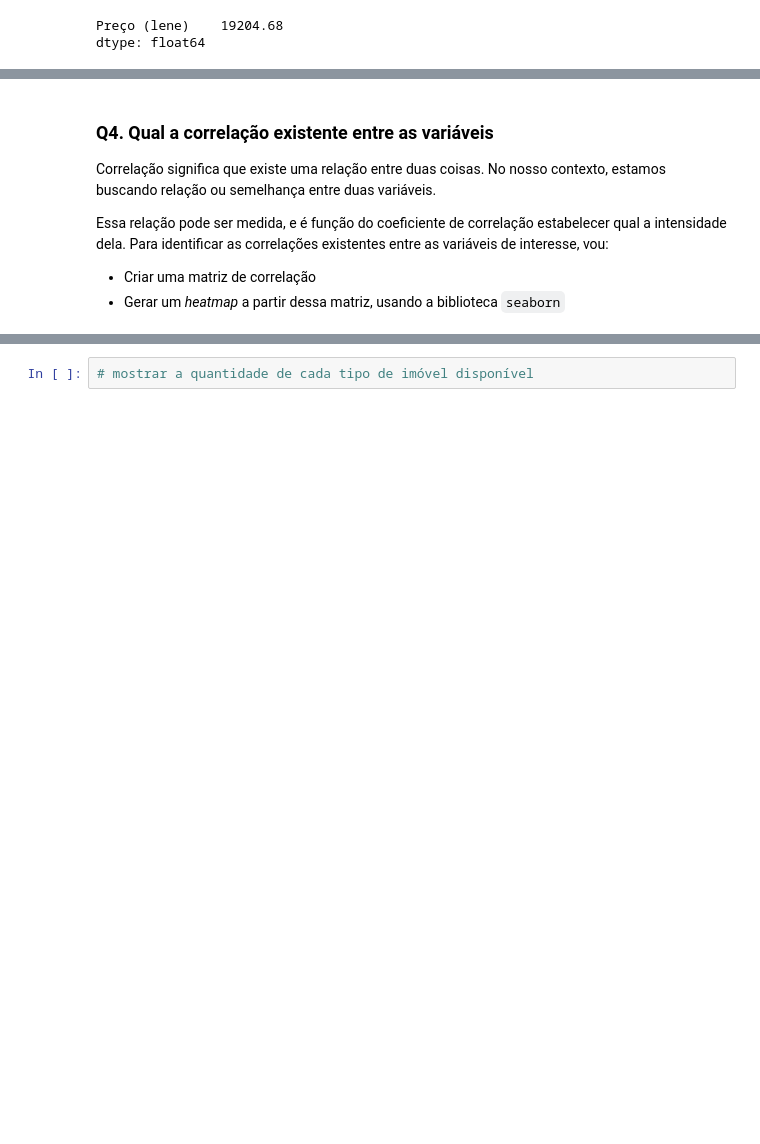
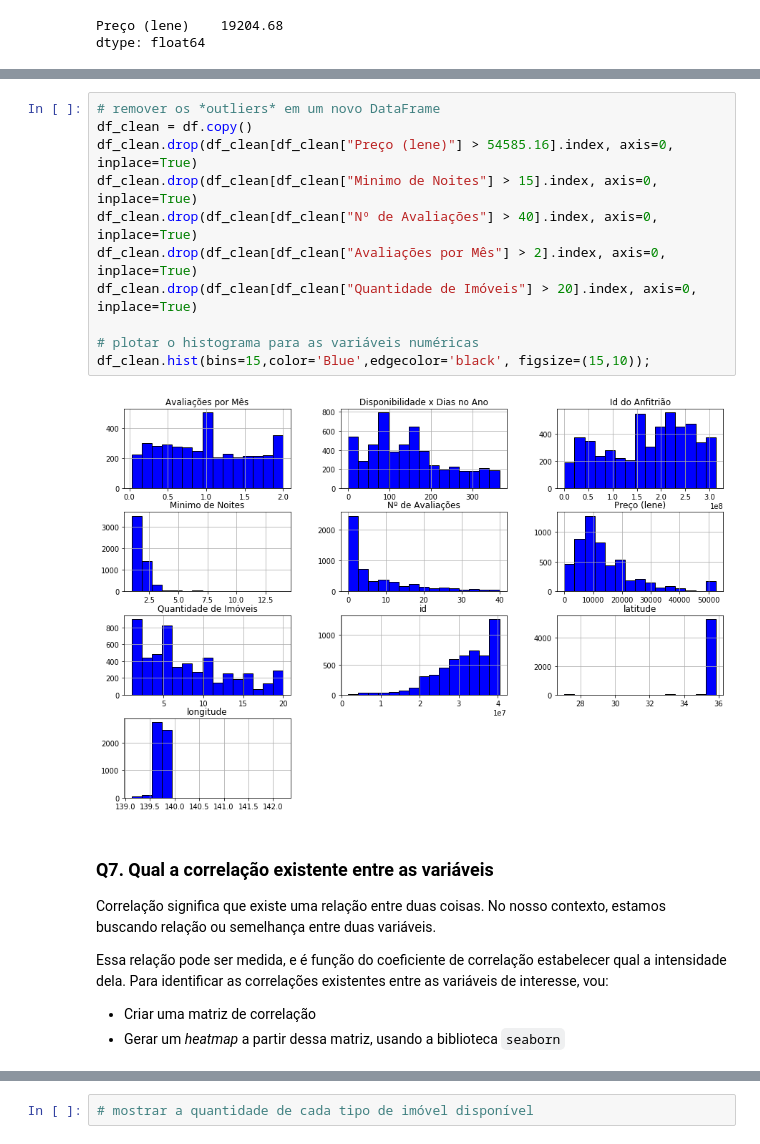
Before and after one commit to eliasfeitoza/Curso-Data-Science-na-Pratica, a Jupyter notebook: [TEMPLATE]_Analisando_os_Dados_do_Airbnb.ipynb, the cells around one changed output, grey strips where cells are left out. Cells and saved outputs as stored; diff of their text form; blank space fills up the shorter version.

```diff
--- a/[TEMPLATE]_Analisando_os_Dados_do_Airbnb.ipynb
+++ b/[TEMPLATE]_Analisando_os_Dados_do_Airbnb.ipynb
@@ -197,5 +287,18 @@ dtype: float64
+# %%
+# remover os *outliers* em um novo DataFrame
+df_clean = df.copy()
+df_clean.drop(df_clean[df_clean["Preço (lene)"] > 54585.16].index, axis=0, inplace=True)
+df_clean.drop(df_clean[df_clean["Minimo de Noites"] > 15].index, axis=0, inplace=True)
+df_clean.drop(df_clean[df_clean["Nº de Avaliações"] > 40].index, axis=0, inplace=True)
+df_clean.drop(df_clean[df_clean["Avaliações por Mês"] > 2].index, axis=0, inplace=True)
+df_clean.drop(df_clean[df_clean["Quantidade de Imóveis"] > 20].index, axis=0, inplace=True)
+
+# plotar o histograma para as variáveis numéricas
+df_clean.hist(bins=15,color='Blue',edgecolor='black', figsize=(15,10));
+# %% [output]
+[figure, added]
 # %% [markdown]
-### **Q4. Qual a correlação existente entre as variáveis**
+### **Q7. Qual a correlação existente entre as variáveis**
 Correlação significa que existe uma relação entre duas coisas. No nosso contexto, estamos buscando relação ou semelhança entre duas variáveis.
 
 Essa relação pode ser medida, e é função do coeficiente de correlação estabelecer qual a intensidade dela. Para identificar as correlações existentes entre as variáveis de interesse, vou:
```
Also changed, not shown: parts of 18 cells of this notebook.
